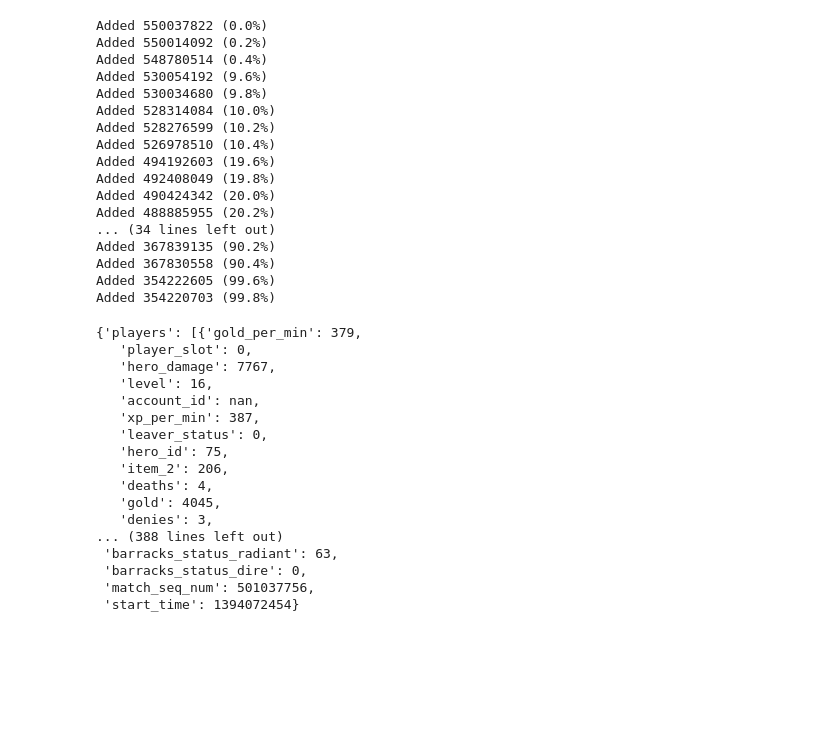
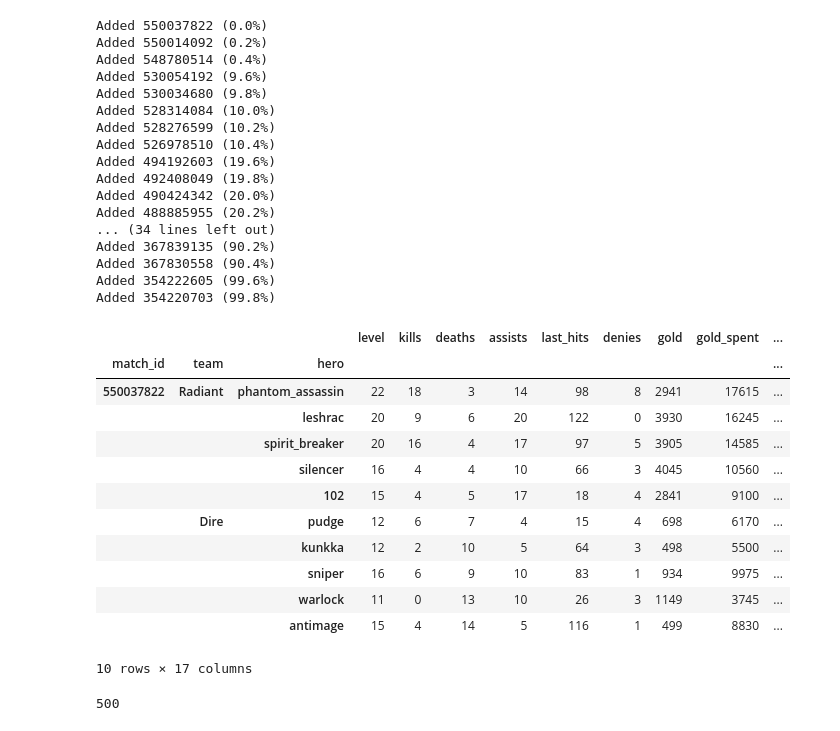
Before and after one commit to TomAugspurger/dota, a Jupyter notebook: examples/basics.ipynb, the cells around one changed output. Drawn from its saved outputs; the diff is of its cells as text; code cells hidden in the pictures; blank space fills up the shorter version.

```diff
--- a/examples/basics.ipynb
+++ b/examples/basics.ipynb
@@ -154,22 +154,18 @@ Added 367830558 (90.4%)
 Added 354222605 (99.6%)
 Added 354220703 (99.8%)
 # %%
-details[max(details)].resp
+details[max(details)].match_report()
 # %% [output]
+|  |  |  | level | kills | deaths | assists | last_hits | denies | gold | gold_spent | ... |
+| match_id | team | hero |  |  |  |  |  |  |  |  | ... |
+| 550037822 | Radiant | phantom_assassin | 22 | 18 | 3 | 14 | 98 | 8 | 2941 | 17615 | ... |
+|  |  | leshrac | 20 | 9 | 6 | 20 | 122 | 0 | 3930 | 16245 | ... |
+|  |  | spirit_breaker | 20 | 16 | 4 | 17 | 97 | 5 | 3905 | 14585 | ... |
+|  |  | silencer | 16 | 4 | 4 | 10 | 66 | 3 | 4045 | 10560 | ... |
+|  |  | 102 | 15 | 4 | 5 | 17 | 18 | 4 | 2841 | 9100 | ... |
+|  | Dire | pudge | 12 | 6 | 7 | 4 | 15 | 4 | 698 | 6170 | ... |
+|  |  | kunkka | 12 | 2 | 10 | 5 | 64 | 3 | 498 | 5500 | ... |
+|  |  | sniper | 16 | 6 | 9 | 10 | 83 | 1 | 934 | 9975 | ... |
+|  |  | warlock | 11 | 0 | 13 | 10 | 26 | 3 | 1149 | 3745 | ... |
+|  |  | antimage | 15 | 4 | 14 | 5 | 116 | 1 | 499 | 8830 | ... |
-{'players': [{'gold_per_min': 379,
-   'player_slot': 0,
-   'hero_damage': 7767,
-   'level': 16,
-   'account_id': nan,
-   'xp_per_min': 387,
-   'leaver_status': 0,
-   'hero_id': 75,
-   'item_2': 206,
-   'deaths': 4,
-   'gold': 4045,
-   'denies': 3,
-... (388 lines left out)
- 'barracks_status_radiant': 63,
- 'barracks_status_dire': 0,
- 'match_seq_num': 501037756,
- 'start_time': 1394072454}
+10 rows × 17 columns
@@ -175,0 +176,4 @@ details[max(details)].resp
+# %%
+len(details)
+# %% [output]
+500
```
Also changed, not shown: parts of 1 cell of this notebook.
